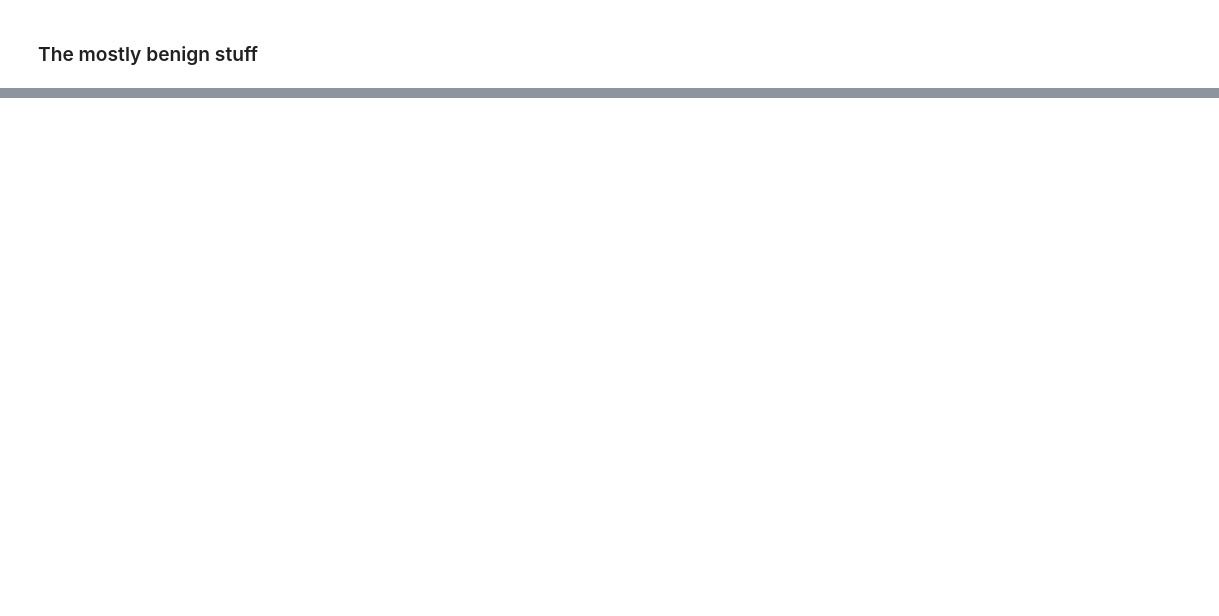
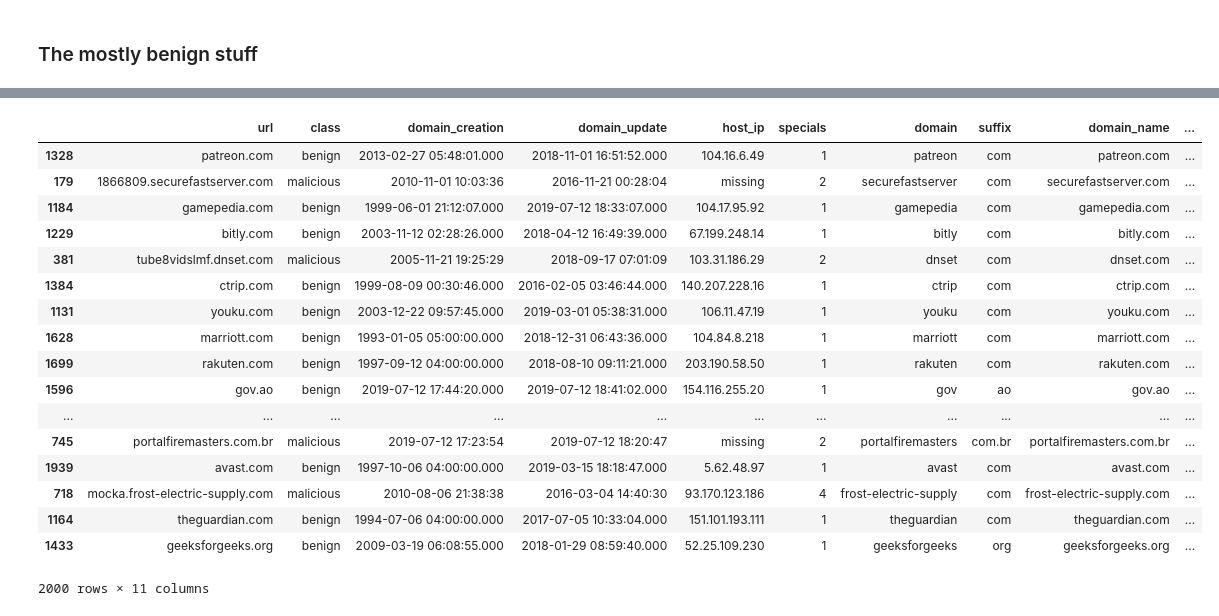
Before and after one commit to alistairwgillespie/blue_team_detection, a Jupyter notebook: notebooks/malurl_demo.ipynb, the cells around one changed output, grey strips where cells are left out. Saved outputs shown, nothing was run; the diff lists cells and outputs as text; code cells hidden in the pictures; blank space fills up the shorter version.

```diff
--- a/notebooks/malurl_demo.ipynb
+++ b/notebooks/malurl_demo.ipynb
@@ -58,0 +74,3 @@ mal_sample_df = mal_df.sample(n=1000)
+# %%
+mal_sample_df = pd.read_csv("malicious_1000.csv", index_col=0)
+mal_sample_df.head()
@@ -237,0 +311,24 @@ benign_sample_df['domain_update'].groupby([benign_sample_df["domain_update"].dt.
+# %%
+df = pd.concat(full_data).reset_index(drop=True)
+idx = np.random.permutation(df.index)
+df = df.reindex(idx)
+df
+# %% [output]
+|  | url | class | domain_creation | domain_update | host_ip | specials | domain | suffix | domain_name | ... |
+| 1328 | patreon.com | benign | 2013-02-27 05:48:01.000 | 2018-11-01 16:51:52.000 | 104.16.6.49 | 1 | patreon | com | patreon.com | ... |
+| 179 | 1866809.securefastserver.com | malicious | 2010-11-01 10:03:36 | 2016-11-21 00:28:04 | missing | 2 | securefastserver | com | securefastserver.com | ... |
+| 1184 | gamepedia.com | benign | 1999-06-01 21:12:07.000 | 2019-07-12 18:33:07.000 | 104.17.95.92 | 1 | gamepedia | com | gamepedia.com | ... |
+| 1229 | bitly.com | benign | 2003-11-12 02:28:26.000 | 2018-04-12 16:49:39.000 | 67.199.248.14 | 1 | bitly | com | bitly.com | ... |
+| 381 | tube8vidslmf.dnset.com | malicious | 2005-11-21 19:25:29 | 2018-09-17 07:01:09 | 103.31.186.29 | 2 | dnset | com | dnset.com | ... |
+| 1384 | ctrip.com | benign | 1999-08-09 00:30:46.000 | 2016-02-05 03:46:44.000 | 140.207.228.16 | 1 | ctrip | com | ctrip.com | ... |
+| 1131 | youku.com | benign | 2003-12-22 09:57:45.000 | 2019-03-01 05:38:31.000 | 106.11.47.19 | 1 | youku | com | youku.com | ... |
+| 1628 | marriott.com | benign | 1993-01-05 05:00:00.000 | 2018-12-31 06:43:36.000 | 104.84.8.218 | 1 | marriott | com | marriott.com | ... |
+| 1699 | rakuten.com | benign | 1997-09-12 04:00:00.000 | 2018-08-10 09:11:21.000 | 203.190.58.50 | 1 | rakuten | com | rakuten.com | ... |
+| 1596 | gov.ao | benign | 2019-07-12 17:44:20.000 | 2019-07-12 18:41:02.000 | 154.116.255.20 | 1 | gov | ao | gov.ao | ... |
+| ... | ... | ... | ... | ... | ... | ... | ... | ... | ... | ... |
+| 745 | portalfiremasters.com.br | malicious | 2019-07-12 17:23:54 | 2019-07-12 18:20:47 | missing | 2 | portalfiremasters | com.br | portalfiremasters.com.br | ... |
+| 1939 | avast.com | benign | 1997-10-06 04:00:00.000 | 2019-03-15 18:18:47.000 | 5.62.48.97 | 1 | avast | com | avast.com | ... |
+| 718 | mocka.frost-electric-supply.com | malicious | 2010-08-06 21:38:38 | 2016-03-04 14:40:30 | 93.170.123.186 | 4 | frost-electric-supply | com | frost-electric-supply.com | ... |
+| 1164 | theguardian.com | benign | 1994-07-06 04:00:00.000 | 2017-07-05 10:33:04.000 | 151.101.193.111 | 1 | theguardian | com | theguardian.com | ... |
+| 1433 | geeksforgeeks.org | benign | 2009-03-19 06:08:55.000 | 2018-01-29 08:59:40.000 | 52.25.109.230 | 1 | geeksforgeeks | org | geeksforgeeks.org | ... |
+2000 rows × 11 columns
```
Also changed, not shown: parts of 38 cells of this notebook.
